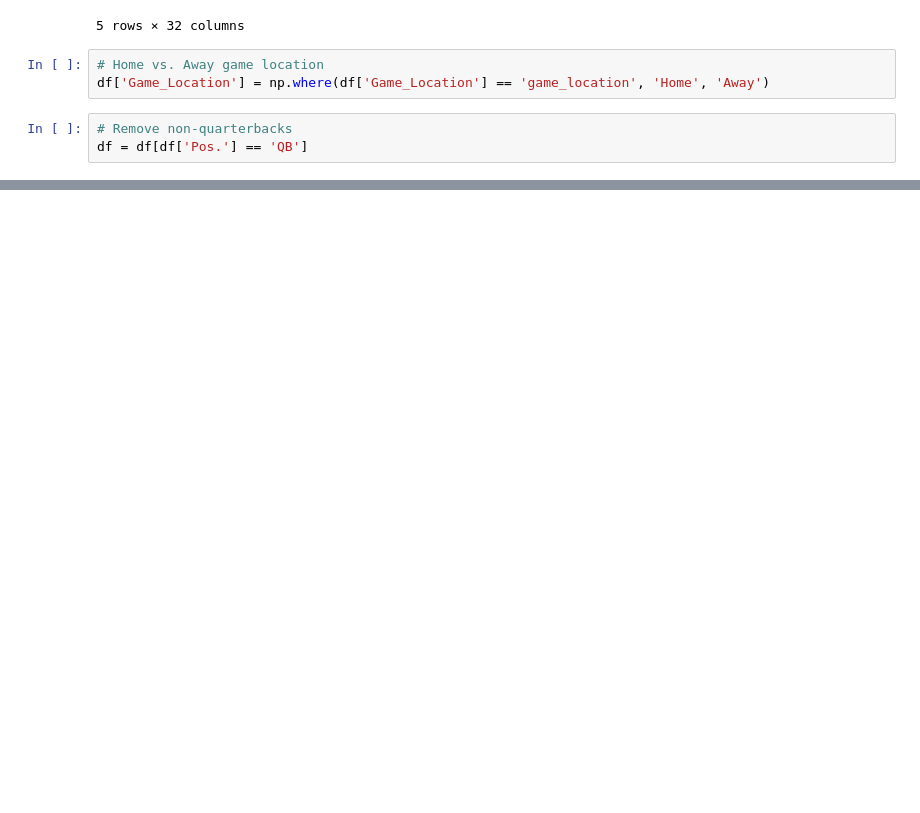
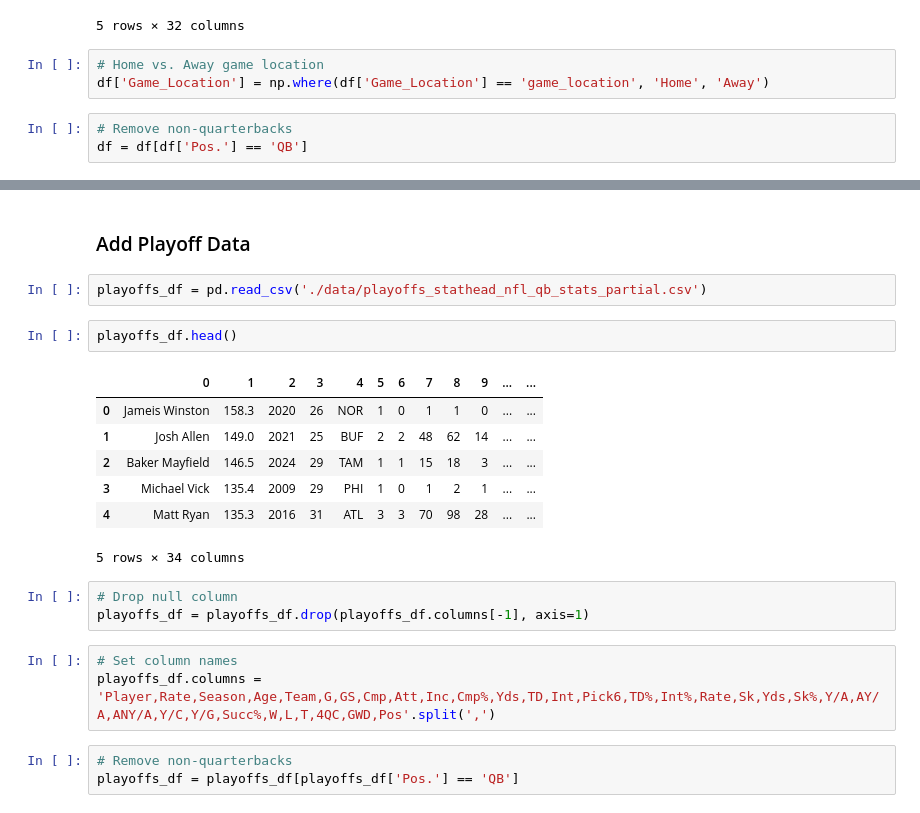
Before and after one commit to nick-bruno/QBR-Blog-Post, a Jupyter notebook: Blog_5/statheads_cleaning.ipynb, the cells around one changed output, grey strips where cells are left out. Cells and saved outputs as stored; diff of their text form; blank space fills up the shorter version.

```diff
--- a/Blog_5/statheads_cleaning.ipynb
+++ b/Blog_5/statheads_cleaning.ipynb
@@ -38,0 +57,23 @@ df.shape
+# %% [markdown]
+### Add Playoff Data
+# %%
+playoffs_df = pd.read_csv('./data/playoffs_stathead_nfl_qb_stats_partial.csv')
+# %%
+playoffs_df.head()
+# %% [output]
+|  | 0 | 1 | 2 | 3 | 4 | 5 | 6 | 7 | 8 | 9 | ... | ... |
+| 0 | Jameis Winston | 158.3 | 2020 | 26 | NOR | 1 | 0 | 1 | 1 | 0 | ... | ... |
+| 1 | Josh Allen | 149.0 | 2021 | 25 | BUF | 2 | 2 | 48 | 62 | 14 | ... | ... |
+| 2 | Baker Mayfield | 146.5 | 2024 | 29 | TAM | 1 | 1 | 15 | 18 | 3 | ... | ... |
+| 3 | Michael Vick | 135.4 | 2009 | 29 | PHI | 1 | 0 | 1 | 2 | 1 | ... | ... |
+| 4 | Matt Ryan | 135.3 | 2016 | 31 | ATL | 3 | 3 | 70 | 98 | 28 | ... | ... |
+5 rows × 34 columns
+# %%
+# Drop null column
+playoffs_df = playoffs_df.drop(playoffs_df.columns[-1], axis=1)
+# %%
+# Set column names
+playoffs_df.columns = 'Player,Rate,Season,Age,Team,G,GS,Cmp,Att,Inc,Cmp%,Yds,TD,Int,Pick6,TD%,Int%,Rate,Sk,Yds,Sk%,Y/A,AY/A,ANY/A,Y/C,Y/G,Succ%,W,L,T,4QC,GWD,Pos'.split(',')
+# %%
+# Remove non-quarterbacks
+playoffs_df = playoffs_df[playoffs_df['Pos.'] == 'QB']
```
Also changed, not shown: parts of 10 cells of this notebook, 2 other files.
